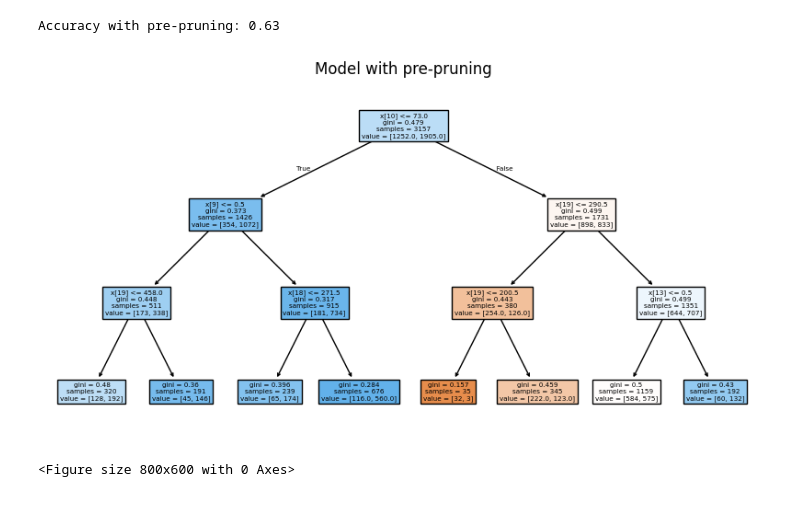
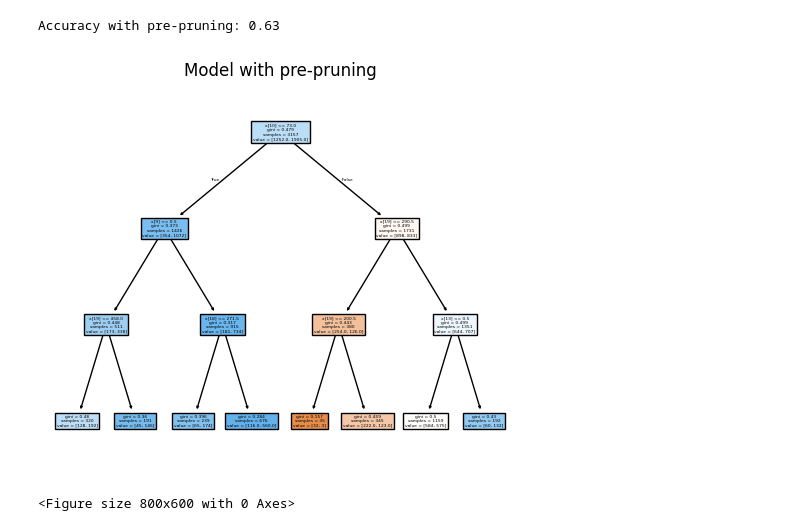
Before and after one commit to LucaTomei93/AIDS_VirusInfectionPrediction, a Jupyter notebook: main.ipynb, the cells around one changed output. Cells and saved outputs as stored; diff of their text form; code cells hidden in the pictures.

```diff
--- a/main.ipynb
+++ b/main.ipynb
@@ -838,12 +838,12 @@ print(f'Accuracy with pre-pruning: {accuracy_pre_pruned:.2f}')
 Accuracy with pre-pruning: 0.63
 # %%
 # Best model visualization
-plt.figure(figsize=(10, 5))
+plt.figure(figsize=(6, 5))
 plot_tree(model_pre_pruned, filled=True)
 plt.title('Model with pre-pruning')
 plt.show()
 # %% [output]
-[figure, old version]
+[figure, new version]
 # %%
 cm = confusion_matrix(y_test, y_pred_pre_pruned)
 # Visualizzazione della matrice di confusione
```
Also changed, not shown: parts of 3 cells of this notebook.
